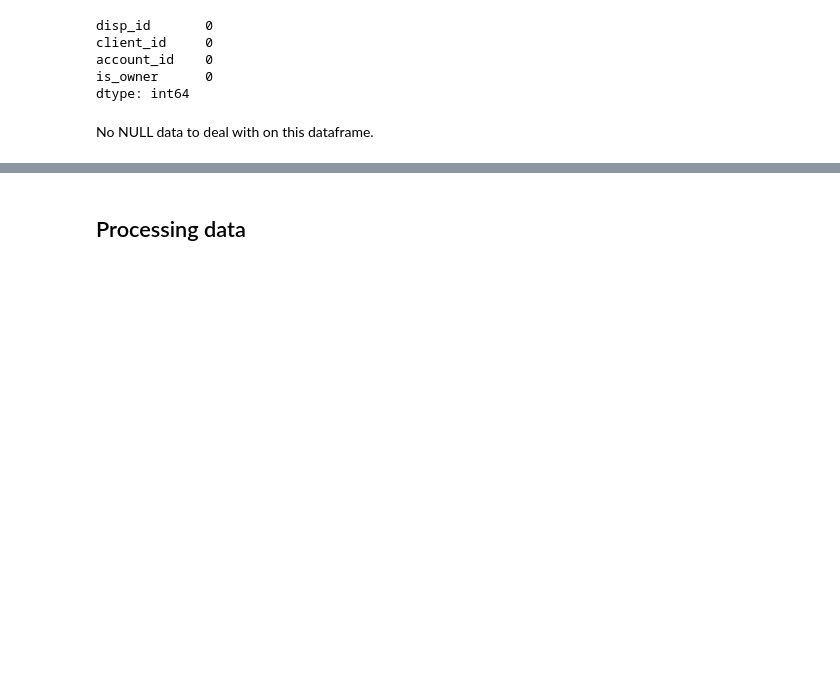
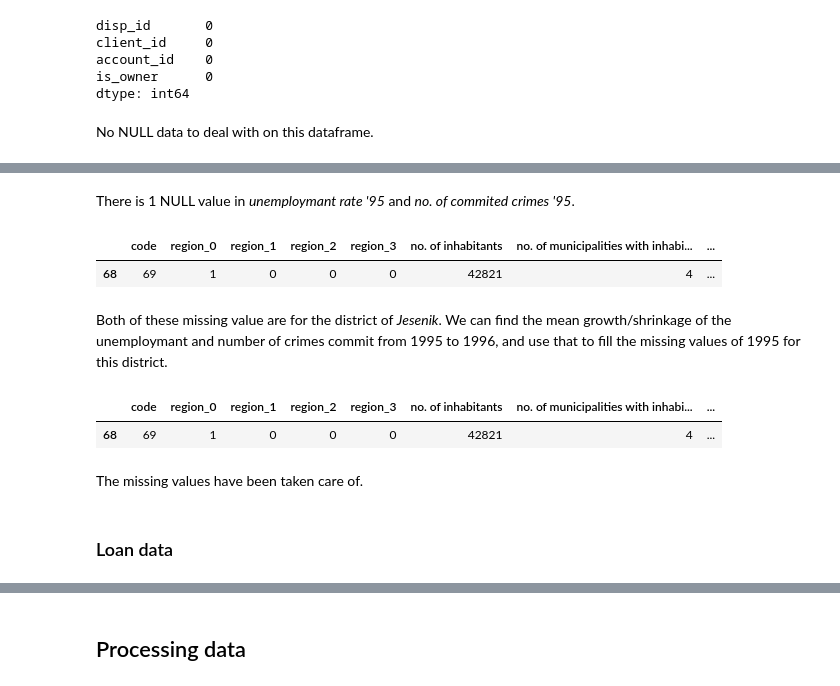
Before and after one commit to JoaoCostaIFG/AC, a Jupyter notebook: Banking.ipynb, the cells around one changed output, grey strips where cells are left out. Saved outputs shown, nothing was run; the diff lists cells and outputs as text; code cells hidden in the pictures; blank space fills up the shorter version.

```diff
--- a/Banking.ipynb
+++ b/Banking.ipynb
@@ -217,0 +305,9 @@ No NULL data to deal with on this dataframe.
+# %% [markdown]
+There is 1 NULL value in _unemploymant rate '95_ and _no. of commited crimes '95_.
+# %%
+district_df[district_df["unemploymant rate '95"].isnull()]
+# %% [output]
+|  | code | region_0 | region_1 | region_2 | region_3 | no. of inhabitants | no. of municipalities with inhabi... | ... |
+| 68 | 69 | 1 | 0 | 0 | 0 | 42821 | 4 | ... |
+# %% [markdown]
+Both of these missing value are for the district of _Jesenik_. We can find the mean growth/shrinkage of the unemploymant and number of crimes commit from 1995 to 1996, and use that to fill the missing values of 1995 for this district.
@@ -217,0 +330,9 @@ No NULL data to deal with on this dataframe.
+# %%
+district_df[district_df["code"] == 69]
+# %% [output]
+|  | code | region_0 | region_1 | region_2 | region_3 | no. of inhabitants | no. of municipalities with inhabi... | ... |
+| 68 | 69 | 1 | 0 | 0 | 0 | 42821 | 4 | ... |
+# %% [markdown]
+The missing values have been taken care of.
+# %% [markdown]
+### Loan data
```
Also changed, not shown: parts of 30 cells of this notebook.
